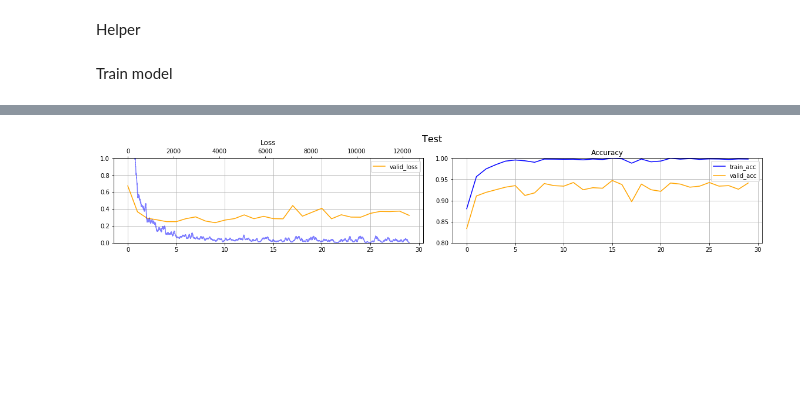
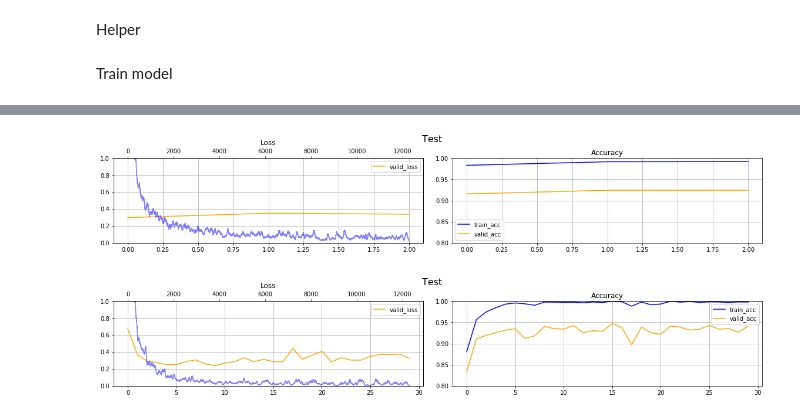
Before and after one commit to marcinbogdanski/ai-sketchpad, a Jupyter notebook: PyTorchNN/1450_DenseNet121_Transfer_2.ipynb, the cells around one changed output, grey strips where cells are left out. Saved outputs shown, nothing was run; the diff lists cells and outputs as text; code cells hidden in the pictures; blank space fills up the shorter version.

```diff
--- a/PyTorchNN/1450_DenseNet121_Transfer_2.ipynb
+++ b/PyTorchNN/1450_DenseNet121_Transfer_2.ipynb
@@ -337,3 +374,7 @@ def plot_hist(hist, title):
+# %%
+plot_hist(hist, title='Test')
+# %% [output]
+[figure, added]
 # %%
 plot_hist(hist, title='Test')
 # %% [output]
```
Also changed, not shown: parts of 13 cells of this notebook.
